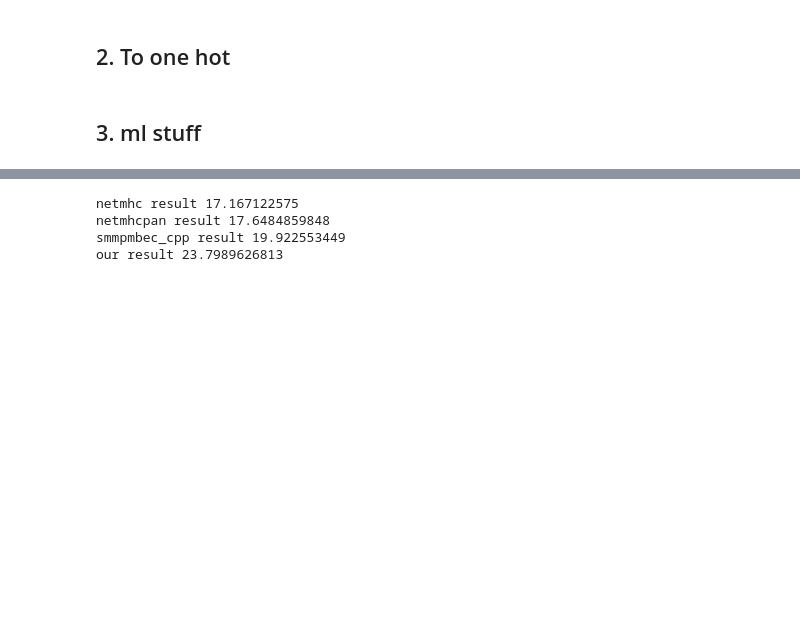
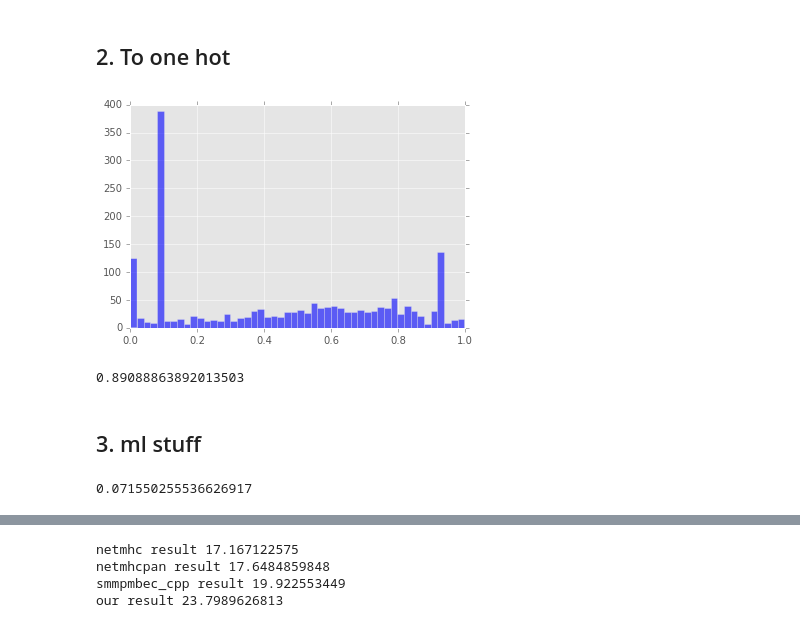
Before and after one commit to VladimirGl/mhc_pred, a Jupyter notebook: code/mhcflowdata_onehotreg.ipynb, the cells around one changed output, grey strips where cells are left out. Drawn from its saved outputs; the diff is of its cells as text; code cells hidden in the pictures; blank space fills up the shorter version.

```diff
--- a/code/mhcflowdata_onehotreg.ipynb
+++ b/code/mhcflowdata_onehotreg.ipynb
@@ -59,6 +58,17 @@ selected_X = pandas.get_dummies(selected_X)
 selected_X[selected_X == 1] = 0.9
 selected_X[selected_X == 0] = 0.05
 #selected_X = pandas.concat([selected_X, pandas.DataFrame(XX)], axis=1)
+# %%
+hh = plt.hist(selected_y['meas'], 50, color = 'blue', alpha = 0.6)
+# %% [output]
+[figure, added]
+# %%
+t = selected_y['meas'] < 0.2
+n = selected_y['netmhc'] < 0.2
+
+sum(t == n) / float(selected_y.shape[0])
+# %% [output]
+0.89088863892013503
 # %% [markdown]
 ## 3. ml stuff
 # %%
@@ -76,6 +86,11 @@ test_index = y_test.index
 rss_netmhc = sum((y_test['netmhc'] - y_test['meas'])**2)
 rss_netmhcpan = sum((y_test['netmhcpan'] - y_test['meas'])**2)
 rss_smmpmbec_cpp = sum((y_test['smmpmbec_cpp'] - y_test['meas'])**2)
+
+t = y_test['meas'] == 0
+n = y_test['netmhc'] < 0.2
+# %% [output]
+0.071550255536626917
 # %%
 def ridge_regression(X, y, alpha):
     #Fit the model
```
Also changed, not shown: parts of 10 cells of this notebook, 7 other files.
